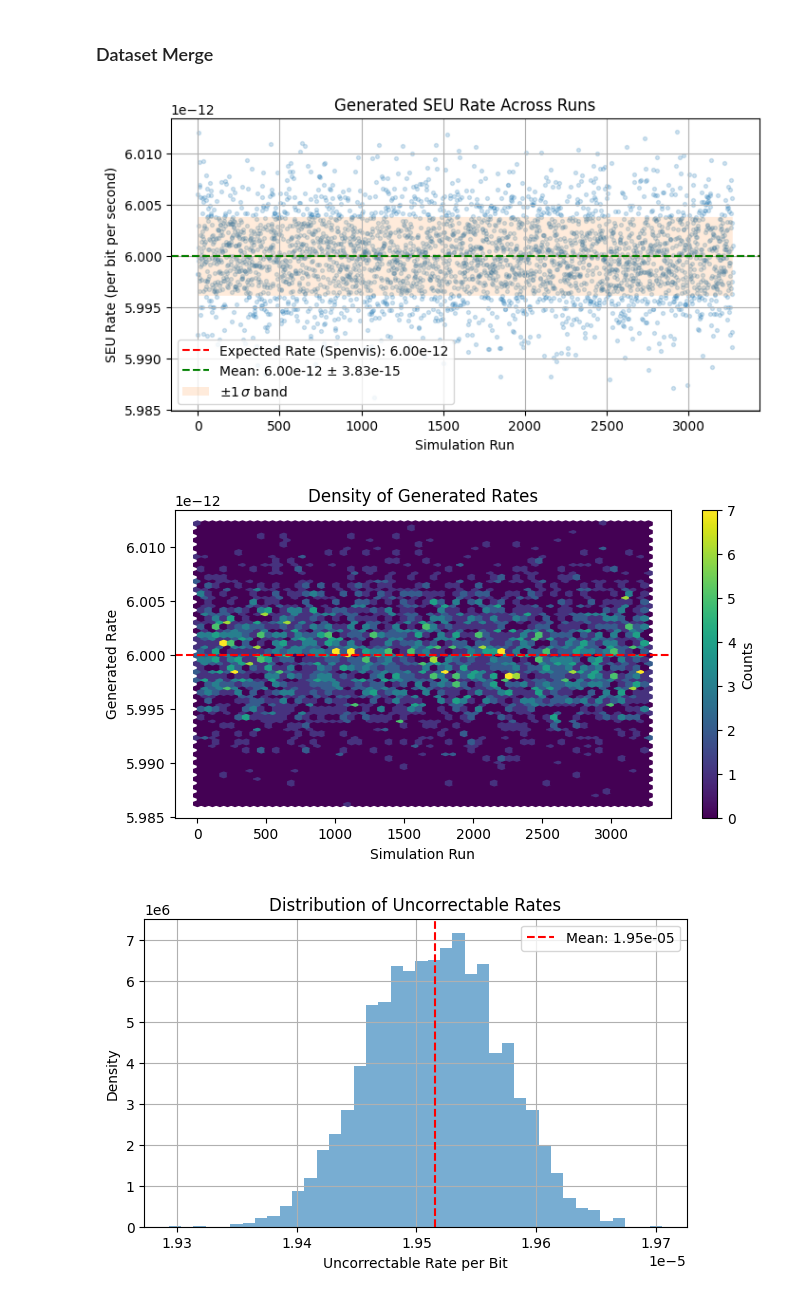
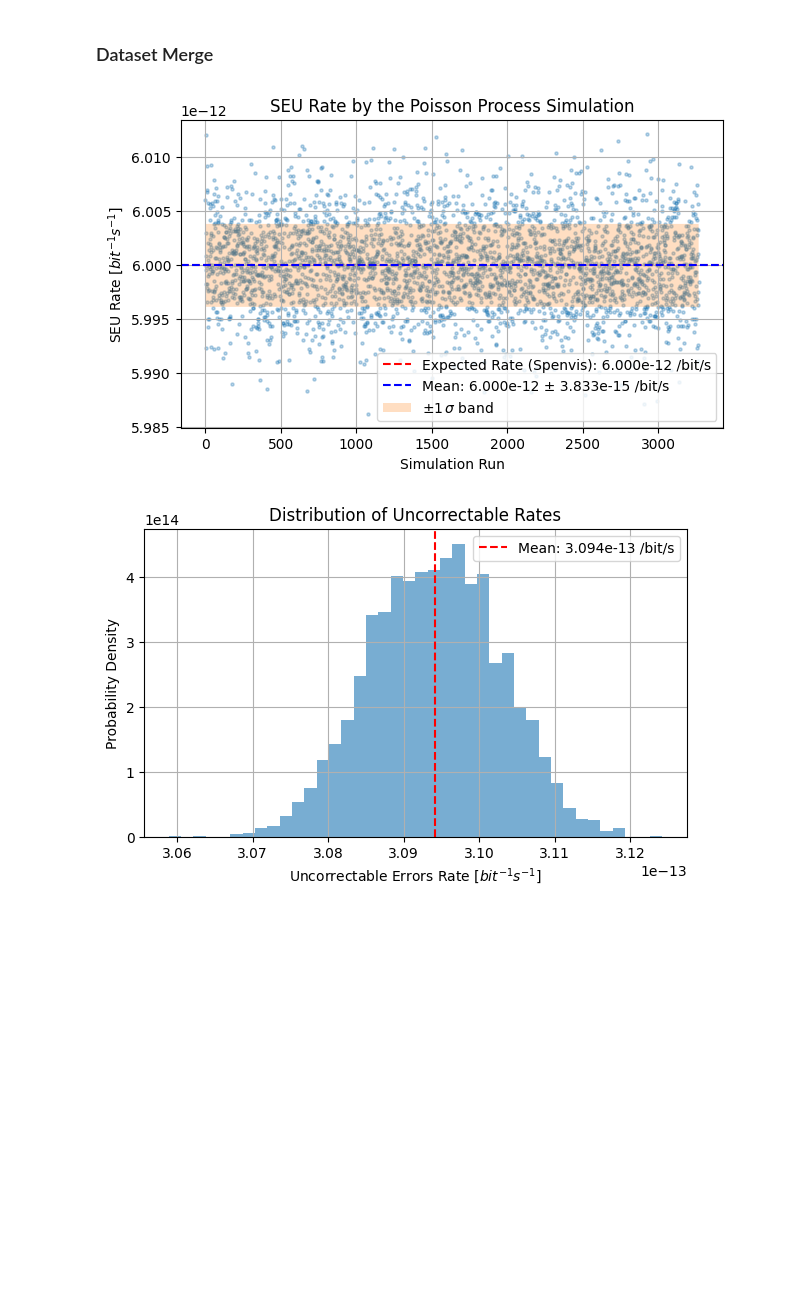
Before and after one commit to gbellume/DDP, a Jupyter notebook: fault_inj.ipynb, the cells around one changed output. Cells and saved outputs as stored; diff of their text form; code cells hidden in the pictures; blank space fills up the shorter version.

Commit message:
I really hope is the last time I change plots

```diff
--- a/fault_inj.ipynb
+++ b/fault_inj.ipynb
@@ -94,44 +94,33 @@ pd.DataFrame.to_csv(runs, "runs_data.csv", index=False)
 # %%
 runs = pd.read_csv("runs_emil.csv")
 spenvis_rate = 6e-12
 
 # Generated SEU rate doublecheck
-plt.figure(figsize=(8,4))
-plt.scatter(runs.index, runs['generated_rate'], alpha=0.2, s=8)
-plt.axhline(spenvis_rate, color='red', linestyle='--',label=f'Expected Rate (Spenvis): {spenvis_rate:.2e}')
+plt.figure(figsize=(7,4))
+plt.scatter(runs.index, runs['generated_rate'], alpha=0.3, s=5)
+plt.axhline(spenvis_rate, color='red', linestyle='--',label=rf'Expected Rate (Spenvis): {spenvis_rate:.3e} /bit/s')
 mean = runs["generated_rate"].mean()
 std = runs["generated_rate"].std()
-plt.axhline(mean, color='blue', linestyle='--', label=rf'Mean: {mean:.2e} ± {std:.2e}')
-plt.fill_between(runs.index, mean-std, mean+std, alpha=0.15, label=r'$\pm1\,\sigma$ band')
+plt.axhline(mean, color='blue', linestyle='--', label=f'Mean: {mean:.3e} ± {std:.3e} /bit/s')
+plt.fill_between(runs.index, mean-std, mean+std, alpha=0.25, label=r'$\pm1\,\sigma$ band')
 plt.xlabel("Simulation Run")
-plt.ylabel("SEU Rate (per bit per second)")
-plt.title("Generated SEU Rate Across Runs")
+plt.ylabel(r"SEU Rate [$bit^{-1}s^{-1}$]")
+plt.title("SEU Rate by the Poisson Process Simulation")
 plt.grid()
 plt.legend()
 plt.show()
 
 # Uncorrectables rate prediction
-plt.figure(figsize=(8,4))
-plt.hexbin(runs.index, runs['generated_rate'], gridsize=60)
-plt.axhline(spenvis_rate, color='red', linestyle='--')
-
-plt.xlabel("Simulation Run")
-plt.ylabel("Generated Rate")
-plt.title("Density of Generated Rates")
-plt.colorbar(label="Counts")
-plt.show()
-
-# Predictions distribution
 plt.figure(figsize=(7,4))
-plt.hist(runs['fails_bit'], bins=40, density=True, alpha=0.6)
-plt.axvline(runs['fails_bit'].mean(), color='red', linestyle='--', label=f'Mean: {runs["fails_bit"].mean():.2e}')
-plt.xlabel("Uncorrectable Rate per Bit")
-plt.ylabel("Density")
+unc_rate = runs['fails_bit'] / (mission_lifetime * 365 * 24 * 3600)
+plt.hist(unc_rate, bins=40, density=True, alpha=0.6)
+plt.axvline(unc_rate.mean(), color='red', linestyle='--', label=f'Mean: {unc_rate.mean():.3e} /bit/s')
+plt.xlabel(r"Uncorrectable Errors Rate [$bit^{-1}s^{-1}$]")
+plt.ylabel("Probability Density")
 plt.title("Distribution of Uncorrectable Rates")
 plt.legend()
 plt.grid()
 plt.show()
 # %% [output]
-[figure, old version]
+[figure, new version]
-[figure, old version]
+[figure, new version]
-[figure, removed]
```
Also changed, not shown: parts of 1 cell of this notebook.
